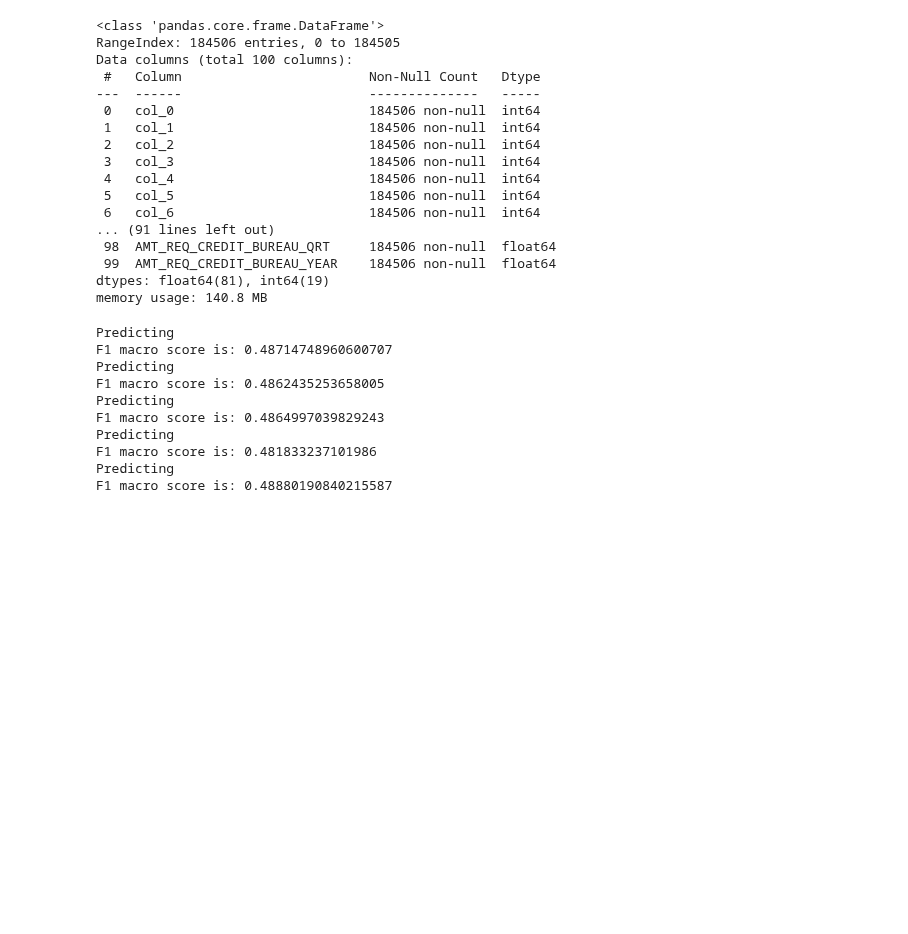
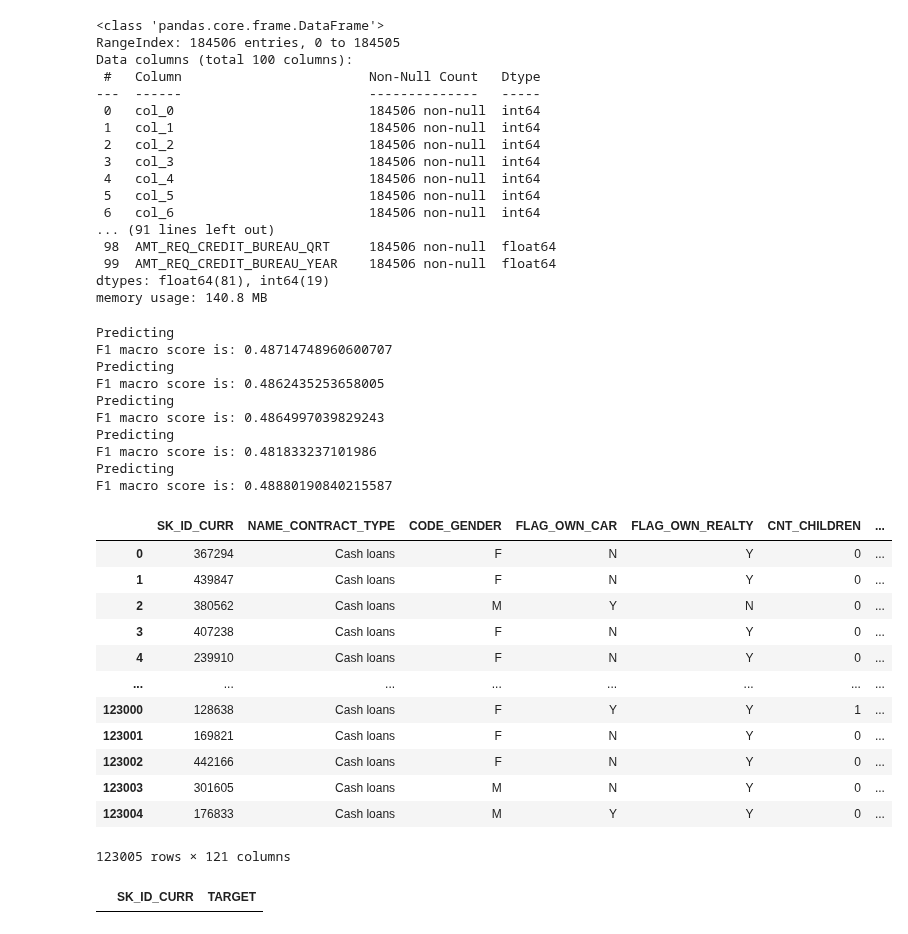
Before and after one commit to DhruvAwasthi/AI511_HOMELOAN_2022, a Jupyter notebook: notebooks/2022_10_20_iter_3_exploratory_data_analysis.ipynb, the cells around one changed output. Cells and saved outputs as stored; diff of their text form; code cells hidden in the pictures; blank space fills up the shorter version.

```diff
--- a/notebooks/2022_10_20_iter_3_exploratory_data_analysis.ipynb
+++ b/notebooks/2022_10_20_iter_3_exploratory_data_analysis.ipynb
@@ -580,3 +580,25 @@ Predicting
 F1 macro score is: 0.481833237101986
 Predicting
 F1 macro score is: 0.48880190840215587
+# %%
+test_df = pd.read_csv("../data/dataset/test_data.csv")
+test_df
+# %% [output]
+|  | SK_ID_CURR | NAME_CONTRACT_TYPE | CODE_GENDER | FLAG_OWN_CAR | FLAG_OWN_REALTY | CNT_CHILDREN | ... |
+| 0 | 367294 | Cash loans | F | N | Y | 0 | ... |
+| 1 | 439847 | Cash loans | F | N | Y | 0 | ... |
+| 2 | 380562 | Cash loans | M | Y | N | 0 | ... |
+| 3 | 407238 | Cash loans | F | N | Y | 0 | ... |
+| 4 | 239910 | Cash loans | F | N | Y | 0 | ... |
+| ... | ... | ... | ... | ... | ... | ... | ... |
+| 123000 | 128638 | Cash loans | F | Y | Y | 1 | ... |
+| 123001 | 169821 | Cash loans | F | N | Y | 0 | ... |
+| 123002 | 442166 | Cash loans | F | N | Y | 0 | ... |
+| 123003 | 301605 | Cash loans | M | N | Y | 0 | ... |
+| 123004 | 176833 | Cash loans | M | Y | Y | 0 | ... |
+123005 rows × 121 columns
+# %%
+submission_df = pd.DataFrame(columns=["SK_ID_CURR", "TARGET"])
+submission_df
+# %% [output]
+|  | SK_ID_CURR | TARGET |
```
Also changed, not shown: 6 other files.
